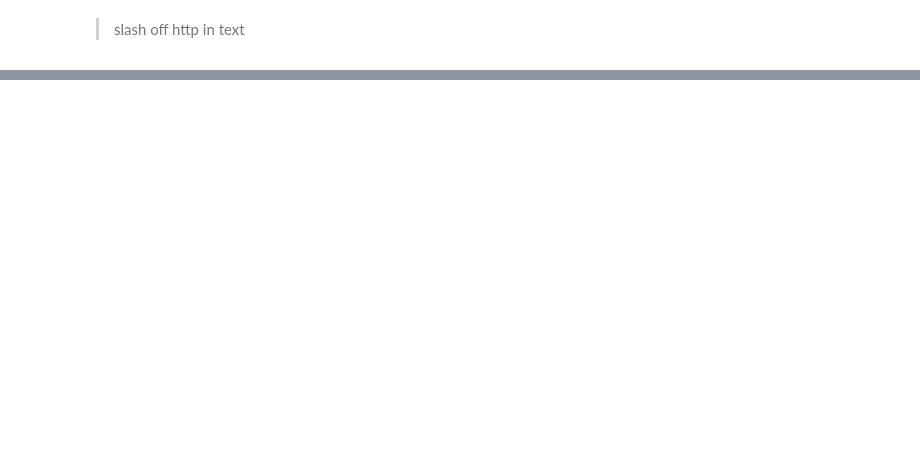
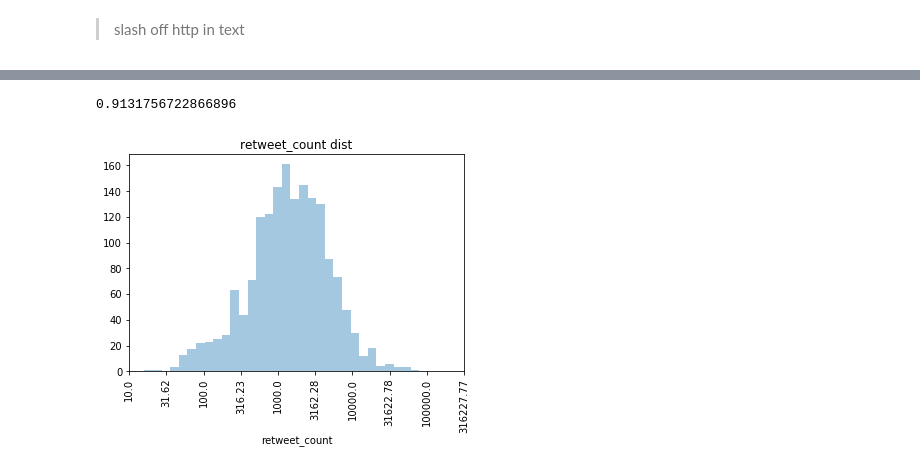
Before and after one commit to victorlifan/projects_review, a Jupyter notebook: Twitter-WeRateDogs project/Twitter-WeRateDogs project.ipynb, the cells around one changed output, grey strips where cells are left out. Drawn from its saved outputs; the diff is of its cells as text; code cells hidden in the pictures; blank space fills up the shorter version.

```diff
--- a/Twitter-WeRateDogs project/Twitter-WeRateDogs project.ipynb
+++ b/Twitter-WeRateDogs project/Twitter-WeRateDogs project.ipynb
@@ -331,0 +669,2 @@ adf[adf['doggo']=='Doggo']
+# %%
+jdf['tweet_id']=jdf['tweet_id'].astype(str)
@@ -331,0 +689,3 @@ adf[adf['doggo']=='Doggo']
+# %%
+# concat
+pd.concat([adf.set_index('tweet_id'),idf.set_index('tweet_id'),jdf.set_index('tweet_id')],axis=1,join='inner').reset_index()
@@ -331,0 +706,2 @@ adf[adf['doggo']=='Doggo']
+# %%
+masterdf=pd.concat([adf.set_index('tweet_id'),idf.set_index('tweet_id'),jdf.set_index('tweet_id')],axis=1,join='inner').reset_index()
@@ -331,0 +726,3 @@ adf[adf['doggo']=='Doggo']
+# %%
+# rearange
+masterdf=masterdf[['tweet_id','timestamp','name','dogstage','quotient','breed','retweet_count','favourite_count','text','expanded_urls']]
@@ -331,0 +840,11 @@ adf[adf['doggo']=='Doggo']
+# %%
+masterdf['retweet_count'].corr(masterdf['favourite_count'])
+# %% [output]
+0.9131756722866896
+# %%
+sns.distplot(masterdf['retweet_count'].apply(lambda x: np.log10(x)),kde=False)
+loc,label=plt.xticks()
+plt.xticks(loc,np.round(10**loc,2),rotation=90)
+plt.title('retweet_count dist');
+# %% [output]
+[figure, added]
```
Also changed, not shown: parts of 79 cells of this notebook.
